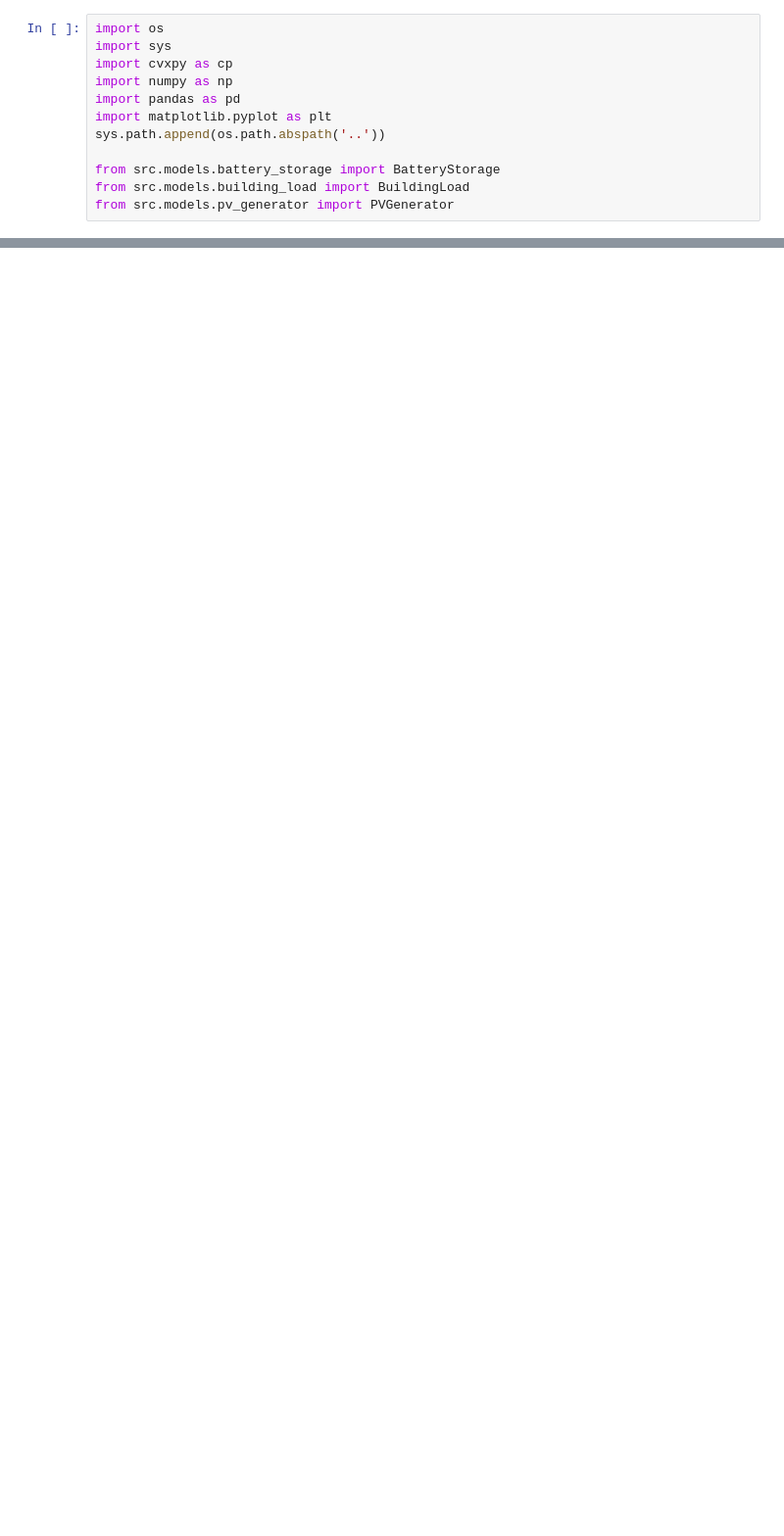
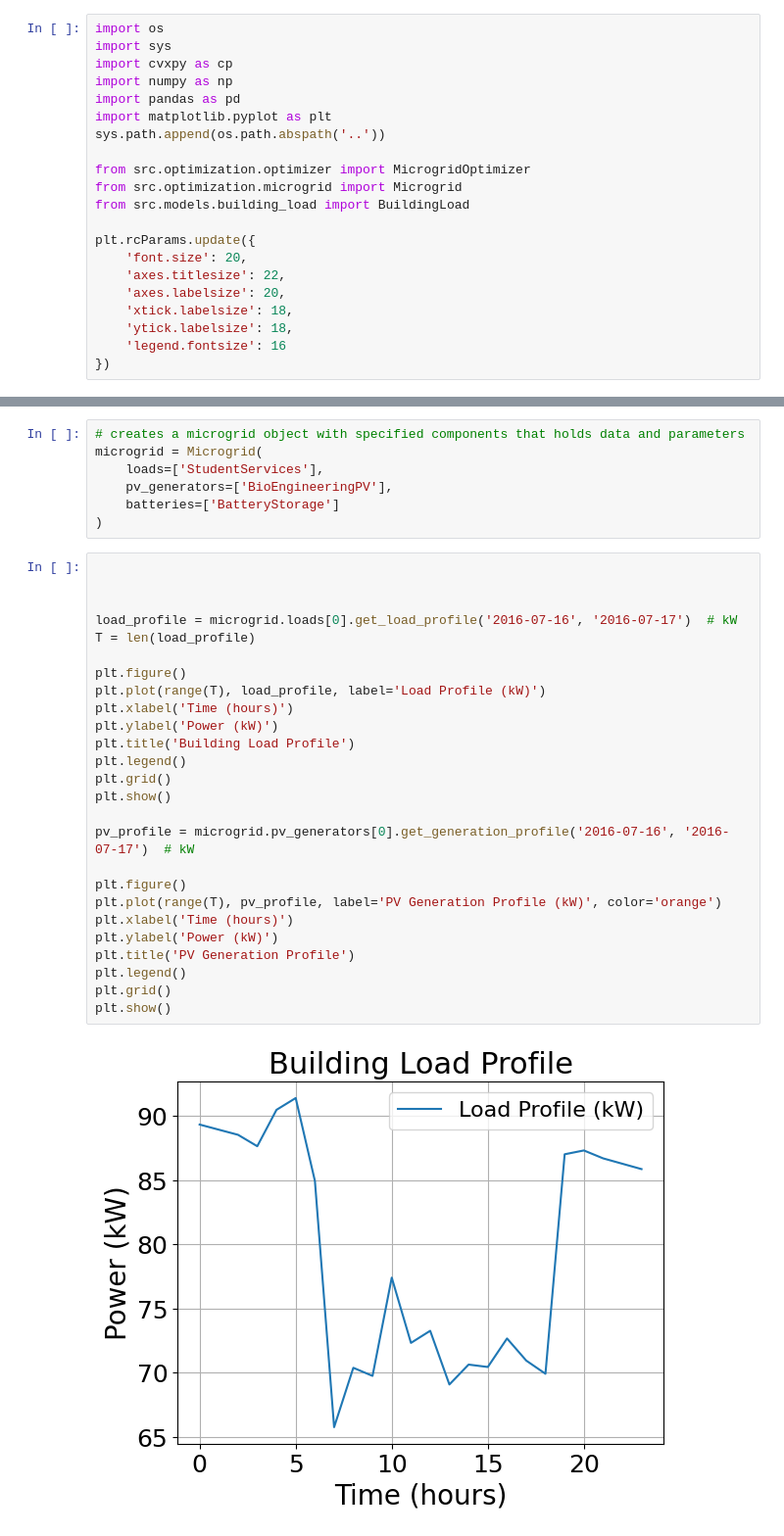
Before and after one commit to dorsamou/project4, a Jupyter notebook: notebooks/optimization.ipynb, the cells around one changed output, grey strips where cells are left out. Shown: that part at 98% size. Drawn from its saved outputs; the diff is of its cells as text; blank space fills up the shorter version.

```diff
--- a/notebooks/optimization.ipynb
+++ b/notebooks/optimization.ipynb
@@ -7,6 +7,15 @@ import pandas as pd
 import matplotlib.pyplot as plt
 sys.path.append(os.path.abspath('..'))
 
-from src.models.battery_storage import BatteryStorage
+from src.optimization.optimizer import MicrogridOptimizer
+from src.optimization.microgrid import Microgrid
 from src.models.building_load import BuildingLoad
-from src.models.pv_generator import PVGenerator
+
+plt.rcParams.update({
+    'font.size': 20,
+    'axes.titlesize': 22,
+    'axes.labelsize': 20,
+    'xtick.labelsize': 18,
+    'ytick.labelsize': 18,
+    'legend.fontsize': 16
+})
@@ -83,0 +22,35 @@ plt.show()
+# %%
+# creates a microgrid object with specified components that holds data and parameters
+microgrid = Microgrid(
+    loads=['StudentServices'],
+    pv_generators=['BioEngineeringPV'],
+    batteries=['BatteryStorage']
+)
+# %%
+
+
+
+load_profile = microgrid.loads[0].get_load_profile('2016-07-16', '2016-07-17')  # kW
+T = len(load_profile)
+
+plt.figure()
+plt.plot(range(T), load_profile, label='Load Profile (kW)')
+plt.xlabel('Time (hours)')
+plt.ylabel('Power (kW)')
+plt.title('Building Load Profile')
+plt.legend()
+plt.grid()
+plt.show()
+
+pv_profile = microgrid.pv_generators[0].get_generation_profile('2016-07-16', '2016-07-17')  # kW
+
+plt.figure()
+plt.plot(range(T), pv_profile, label='PV Generation Profile (kW)', color='orange')
+plt.xlabel('Time (hours)')
+plt.ylabel('Power (kW)')
+plt.title('PV Generation Profile')
+plt.legend()
+plt.grid()
+plt.show()
+# %% [output]
+[figure, added]
```
Also changed, not shown: parts of 4 cells of this notebook, 18 other files.
